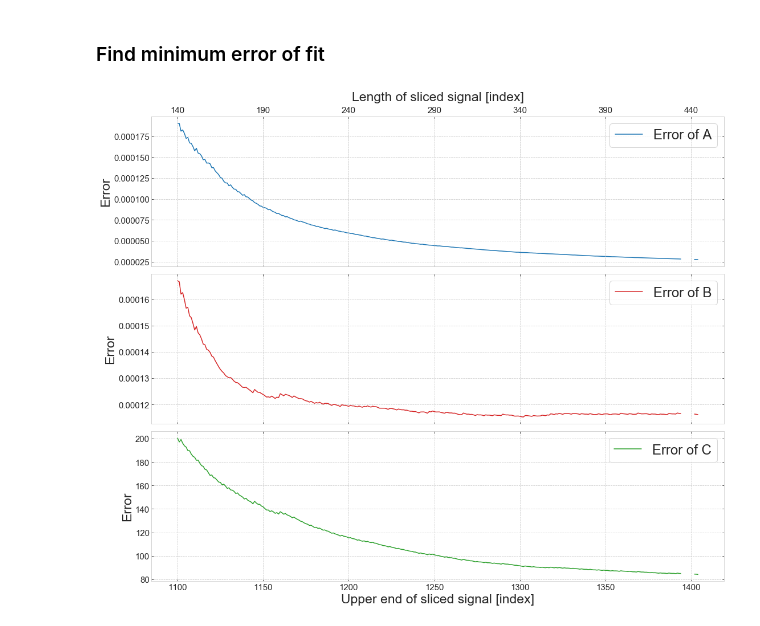
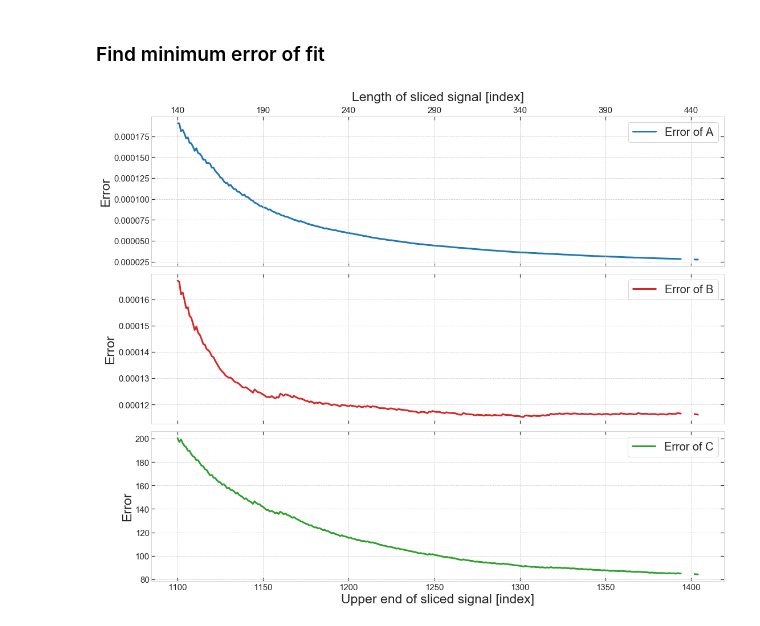
Before and after one commit to masterdesky/ELTE-applied-physics-2019, a Jupyter notebook: II. Optical Pumping/notebooks/opu.ipynb, the cells around one changed output. Cells and saved outputs as stored; diff of their text form; code cells hidden in the pictures.

```diff
--- a/II. Optical Pumping/notebooks/opu.ipynb
+++ b/II. Optical Pumping/notebooks/opu.ipynb
@@ -13,4 +13,19 @@ from scipy.signal import argrelextrema
 # %%
+# set axtick dimensions
+major_size = 6
+major_width = 1.2
+minor_size = 3
+minor_width = 1
+mpl.rcParams['xtick.major.size'] = major_size
+mpl.rcParams['xtick.major.width'] = major_width
+mpl.rcParams['xtick.minor.size'] = minor_size
+mpl.rcParams['xtick.minor.width'] = minor_width
+mpl.rcParams['ytick.major.size'] = major_size
+mpl.rcParams['ytick.major.width'] = major_width
+mpl.rcParams['ytick.minor.size'] = minor_size
+mpl.rcParams['ytick.minor.width'] = minor_width
+
+# Seaborn style settings
 sns.set_style({'axes.axisbelow': True,
                'axes.edgecolor': '.8',
                'axes.facecolor': 'white',
@@ -812,33 +827,33 @@ fig, axes = plt.subplots(nrows=nrows, ncols=ncols, figsize=(18*ncols, 5*nrows),
 fig.subplots_adjust(hspace=0.05)
 
 axislabelsize = 23
 axisticksize = 15
-legendsize = 24
+legendsize = 20
 
 colors = ['tab:blue','tab:red','tab:green']
 labels = ['A', 'B', 'C']
 x1_ticks = [i for i in range(up_min, up_max)]
 
 for i in range(nrows):
-    axes[i].plot(x1_ticks, perr_values[:,i],
+    axes[i].plot(x1_ticks, perr_values[:,i], lw=3,
                  color=colors[i], label='Error of {0}'.format(labels[i]))
     axes[i].set_ylabel('Error', fontsize=axislabelsize)
     axes[i].tick_params(axis='both', which='major', labelsize=axisticksize)
     axes[i].legend(loc='upper right', fontsize=legendsize)
 axes[-1].set_xlabel('Upper end of sliced signal [index]', fontsize=axislabelsize)
 
 
 # Second X-axis
 axis_x2 = axes[0].twiny()
 new_tick_locations = axes[2].get_xticks()[1:-1]
 x2_ticks = [int(x1 - lower) for x1 in new_tick_locations]
 
 axis_x2.set_xlim(axes[2].get_xlim())
 axis_x2.set_xticks(new_tick_locations)
 axis_x2.set_xticklabels(x2_ticks)
 axis_x2.set_xlabel('Length of sliced signal [index]', fontsize=axislabelsize, labelpad=10)
 axis_x2.tick_params(axis='both', which='major', labelsize=axisticksize)
 
 plt.show()
 # %% [output]
-[figure, old version]
+[figure, new version]
```
Also changed, not shown: parts of 3 cells of this notebook.
